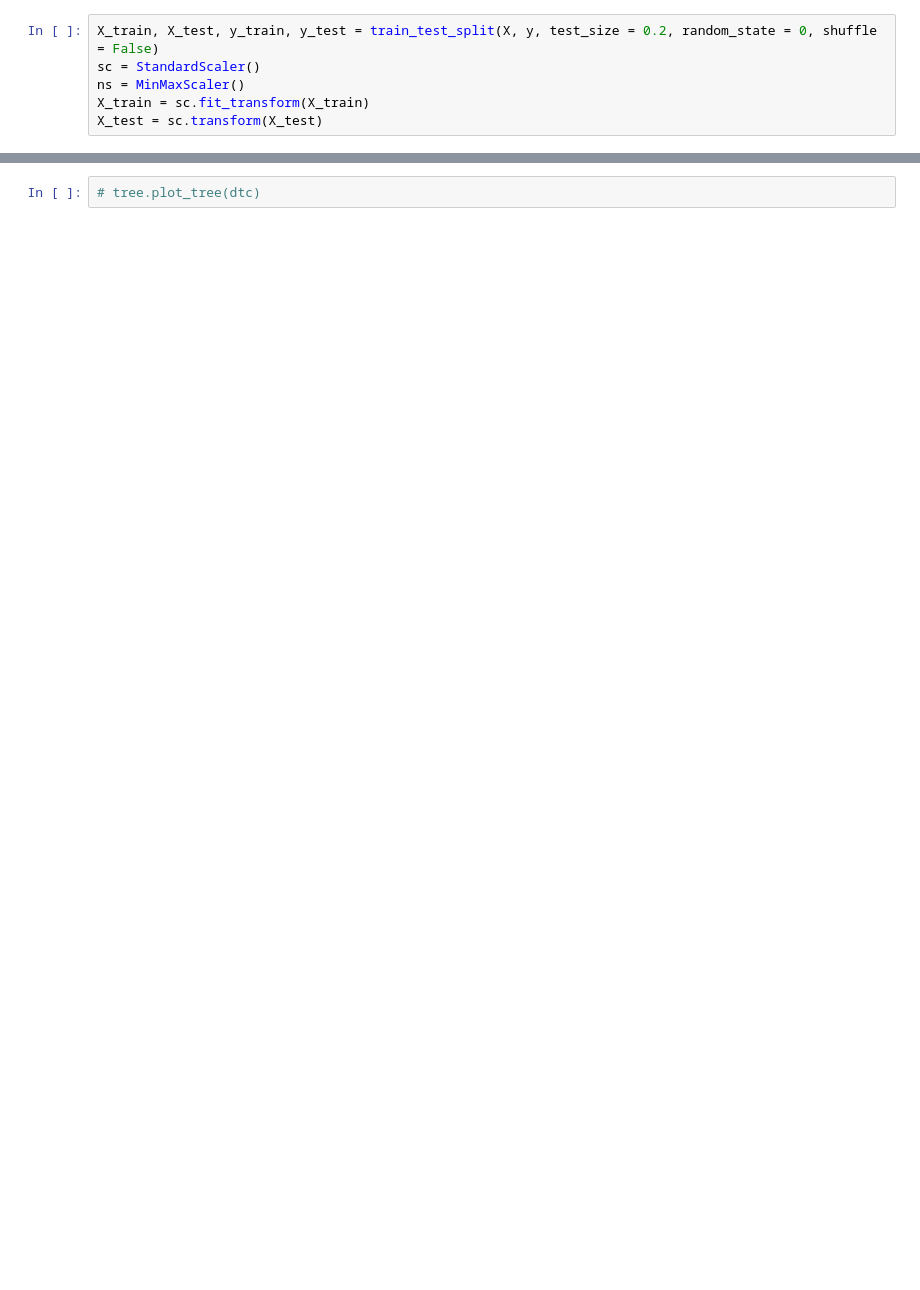
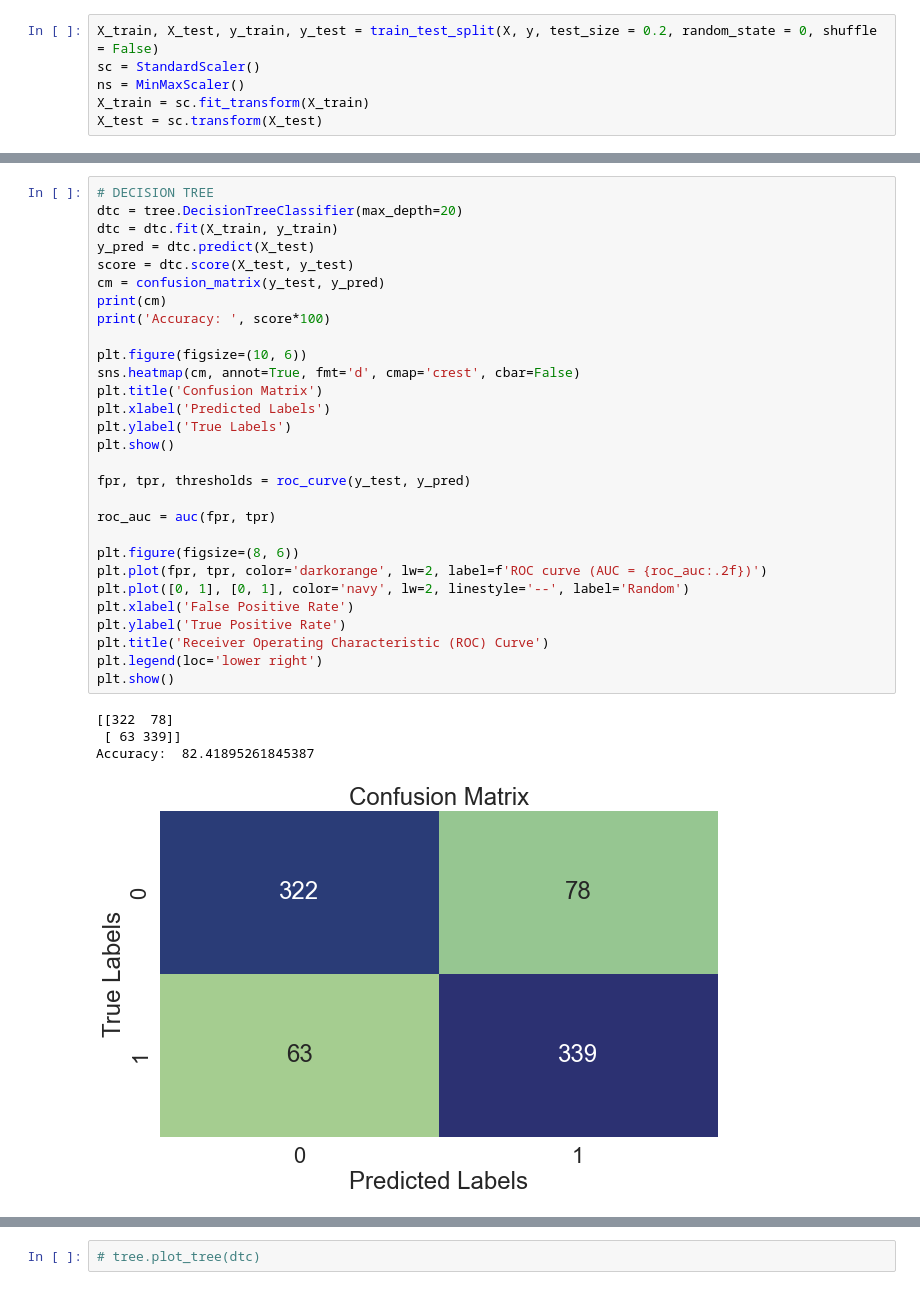
Before and after one commit to cantseeathing/DataScience-Examples, a Jupyter notebook: Apple Quality.ipynb, the cells around one changed output, grey strips where cells are left out. Drawn from its saved outputs; the diff is of its cells as text; blank space fills up the shorter version.

```diff
--- a/Apple Quality.ipynb
+++ b/Apple Quality.ipynb
@@ -237,0 +295,34 @@ Accuracy:  80.75
+# %%
+# DECISION TREE
+dtc = tree.DecisionTreeClassifier(max_depth=20)
+dtc = dtc.fit(X_train, y_train)
+y_pred = dtc.predict(X_test)
+score = dtc.score(X_test, y_test)
+cm = confusion_matrix(y_test, y_pred)
+print(cm)
+print('Accuracy: ', score*100)
+
+plt.figure(figsize=(10, 6))
+sns.heatmap(cm, annot=True, fmt='d', cmap='crest', cbar=False)
+plt.title('Confusion Matrix')
+plt.xlabel('Predicted Labels')
+plt.ylabel('True Labels')
+plt.show()
+
+fpr, tpr, thresholds = roc_curve(y_test, y_pred)
+
+roc_auc = auc(fpr, tpr)
+
+plt.figure(figsize=(8, 6))
+plt.plot(fpr, tpr, color='darkorange', lw=2, label=f'ROC curve (AUC = {roc_auc:.2f})')
+plt.plot([0, 1], [0, 1], color='navy', lw=2, linestyle='--', label='Random')
+plt.xlabel('False Positive Rate')
+plt.ylabel('True Positive Rate')
+plt.title('Receiver Operating Characteristic (ROC) Curve')
+plt.legend(loc='lower right')
+plt.show()
+# %% [output]
+[[322  78]
+ [ 63 339]]
+Accuracy:  82.41895261845387
+[figure, added]
```
Also changed, not shown: parts of 25 cells of this notebook.
